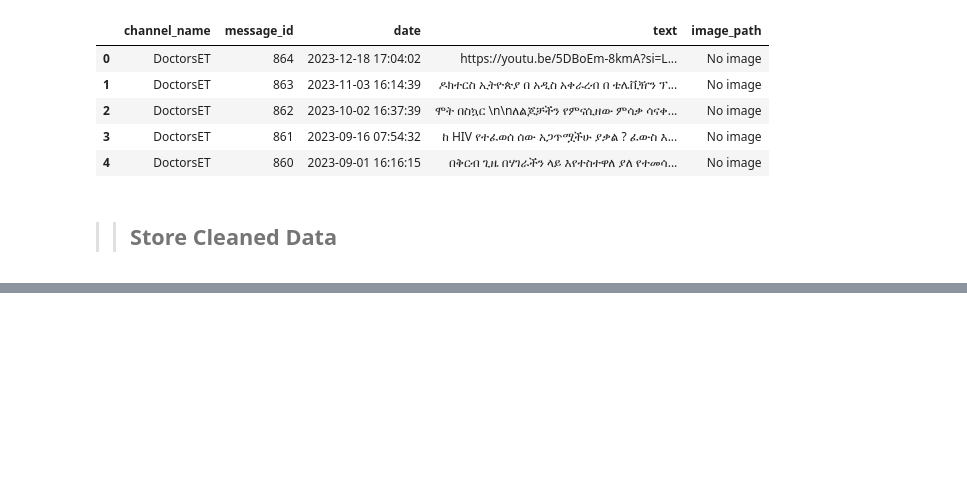
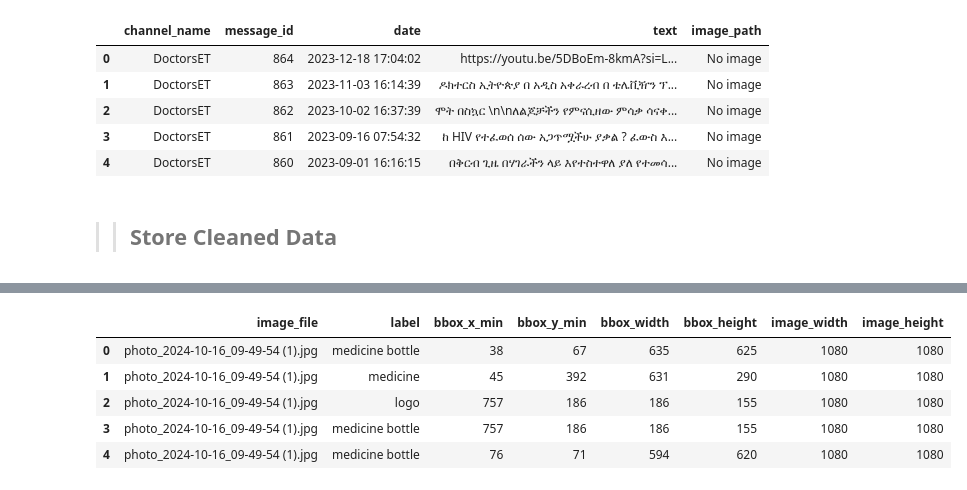
Before and after one commit to amannnnnyyyy/telegram-medical-business-data, a Jupyter notebook: notebooks/data_scraping_cleaning.ipynb, the cells around one changed output, grey strips where cells are left out. Drawn from its saved outputs; the diff is of its cells as text; code cells hidden in the pictures; blank space fills up the shorter version.

```diff
--- a/notebooks/data_scraping_cleaning.ipynb
+++ b/notebooks/data_scraping_cleaning.ipynb
@@ -210,0 +480,13 @@ NameError: name 'LABELS_PATH' is not defined
+# %%
+import pandas as pd
+
+df_detections = pd.read_csv('../docs/yolo_output/custom_labeled_data.csv')
+
+df_detections.head()
+# %% [output]
+|  | image_file | label | bbox_x_min | bbox_y_min | bbox_width | bbox_height | image_width | image_height |
+| 0 | photo_2024-10-16_09-49-54 (1).jpg | medicine bottle | 38 | 67 | 635 | 625 | 1080 | 1080 |
+| 1 | photo_2024-10-16_09-49-54 (1).jpg | medicine | 45 | 392 | 631 | 290 | 1080 | 1080 |
+| 2 | photo_2024-10-16_09-49-54 (1).jpg | logo | 757 | 186 | 186 | 155 | 1080 | 1080 |
+| 3 | photo_2024-10-16_09-49-54 (1).jpg | medicine bottle | 757 | 186 | 186 | 155 | 1080 | 1080 |
+| 4 | photo_2024-10-16_09-49-54 (1).jpg | medicine bottle | 76 | 71 | 594 | 620 | 1080 | 1080 |
```
Also changed, not shown: parts of 8 cells of this notebook, 51 other files.
